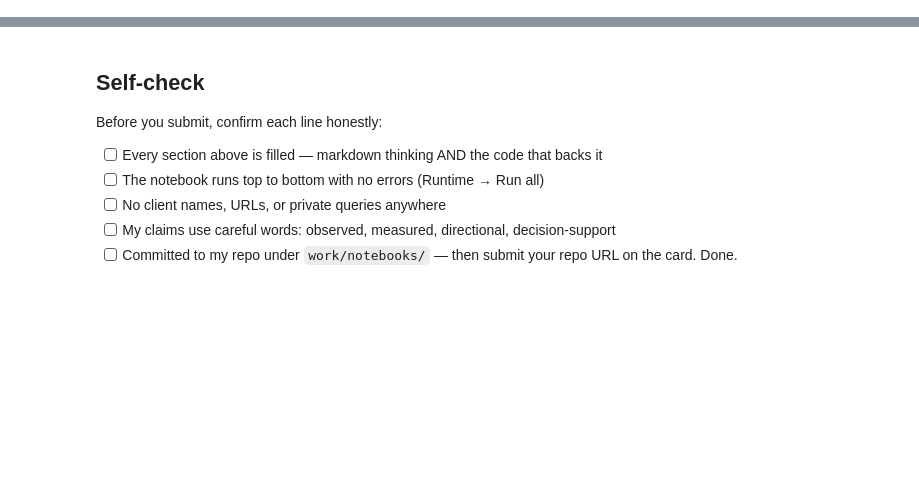
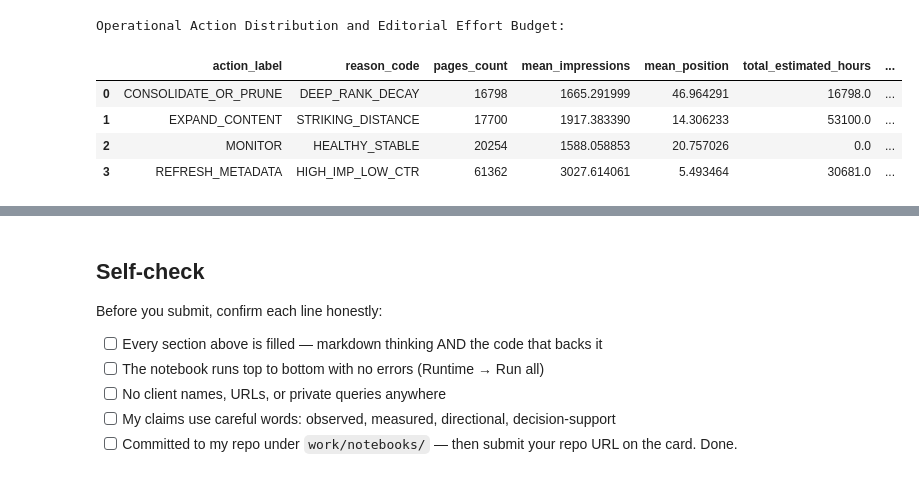
Before and after one commit to Venomm777/FlyAi, a Jupyter notebook: work/notebooks/w07_action_playbook.ipynb, the cells around one changed output, grey strips where cells are left out. Cells and saved outputs as stored; diff of their text form; code cells hidden in the pictures; blank space fills up the shorter version.

```diff
--- a/work/notebooks/w07_action_playbook.ipynb
+++ b/work/notebooks/w07_action_playbook.ipynb
@@ -43,0 +134,21 @@ This skeleton is yours to fill. Work the sections **in order** — each one has
+# %%
+# Breakdown of recommended actions across the portfolio
+action_summary = playbook_queue.groupby(["action_label", "reason_code"]).agg(
+    pages_count=("content_hash_id", "count"),
+    mean_impressions=("impressions_30d", "mean"),
+    mean_position=("avg_position_30d", "mean"),
+    total_estimated_hours=("est_cost_hours", "sum")
+).reset_index()
+
+action_summary["pct_of_portfolio"] = (action_summary["pages_count"] / len(playbook_queue)) * 100
+action_summary["pct_of_portfolio"] = action_summary["pct_of_portfolio"].round(1)
+
+print("Operational Action Distribution and Editorial Effort Budget:")
+display(action_summary)
+# %% [output]
+Operational Action Distribution and Editorial Effort Budget:
+|  | action_label | reason_code | pages_count | mean_impressions | mean_position | total_estimated_hours | ... |
+| 0 | CONSOLIDATE_OR_PRUNE | DEEP_RANK_DECAY | 16798 | 1665.291999 | 46.964291 | 16798.0 | ... |
+| 1 | EXPAND_CONTENT | STRIKING_DISTANCE | 17700 | 1917.383390 | 14.306233 | 53100.0 | ... |
+| 2 | MONITOR | HEALTHY_STABLE | 20254 | 1588.058853 | 20.757026 | 0.0 | ... |
+| 3 | REFRESH_METADATA | HIGH_IMP_LOW_CTR | 61362 | 3027.614061 | 5.493464 | 30681.0 | ... |
```
Also changed, not shown: parts of 21 cells of this notebook.
